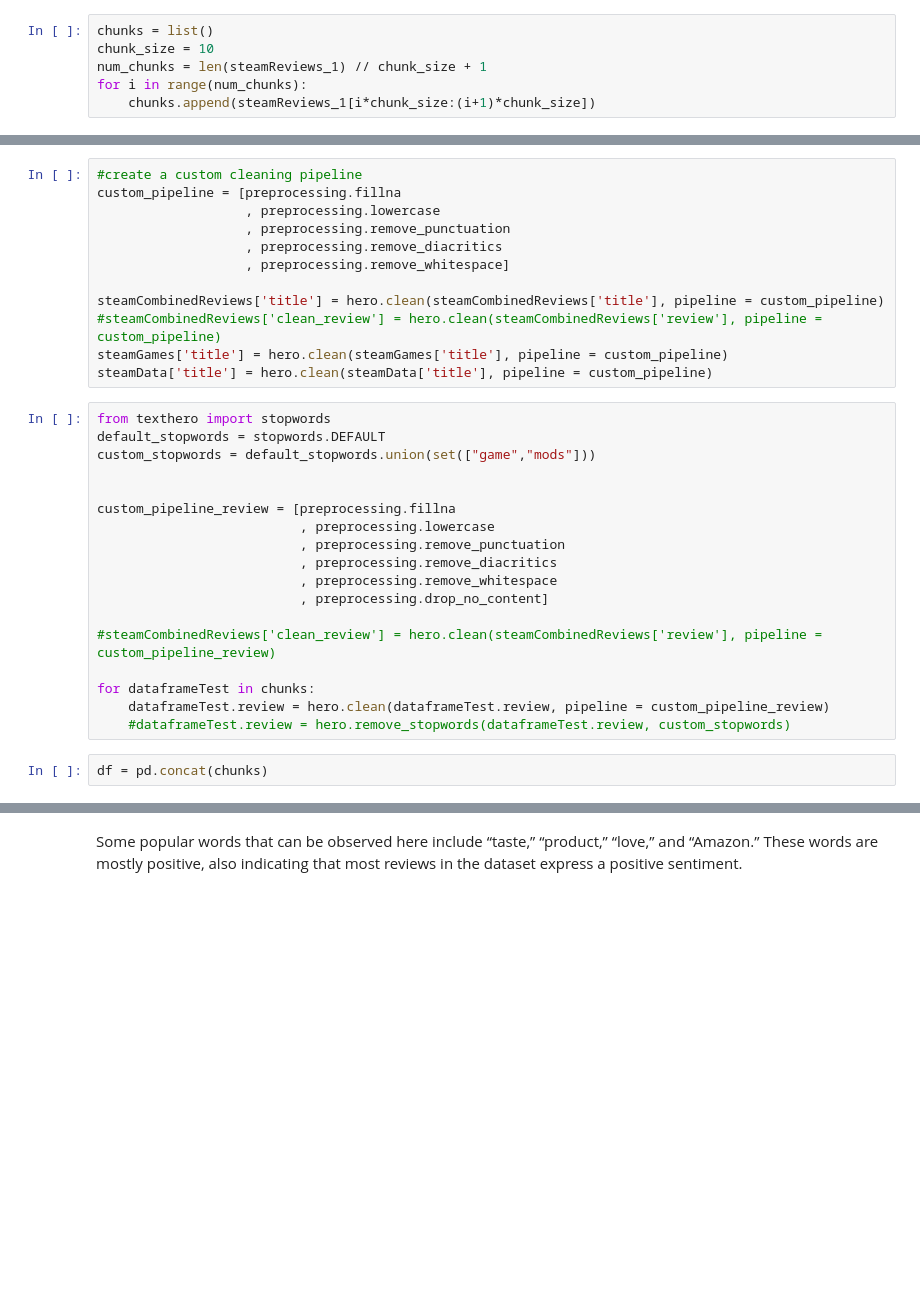
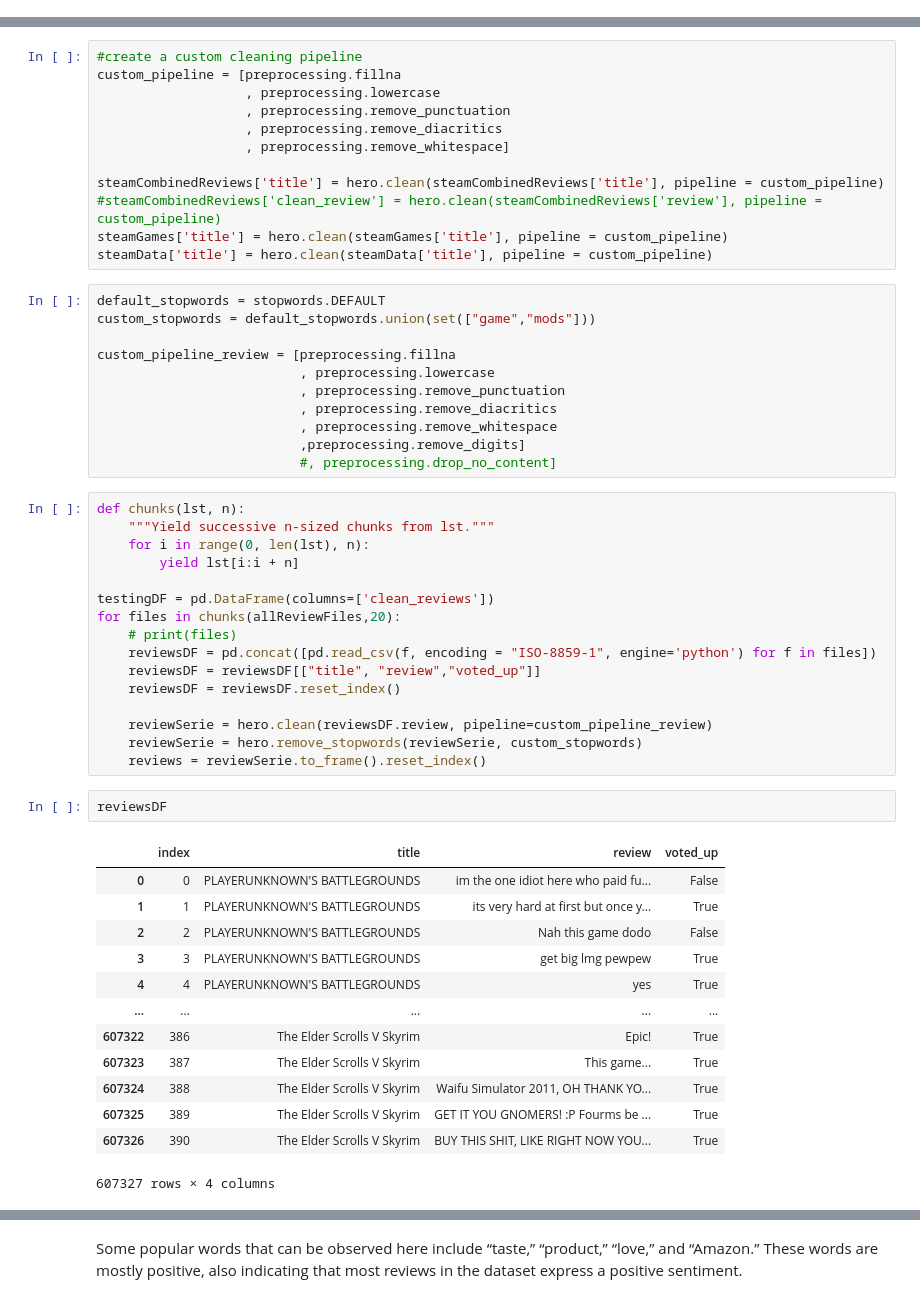
Before and after one commit to pyaepyaelily/videoGame, a Jupyter notebook: videoGame.ipynb, the cells around one changed output, grey strips where cells are left out. Cells and saved outputs as stored; diff of their text form; blank space fills up the shorter version.

Commit message:
can finally clean up the reviews

```diff
--- a/videoGame.ipynb
+++ b/videoGame.ipynb
@@ -66,6 +65,0 @@ steamReviews_1 = steamCombinedReviews.iloc[:50,:]
-# %%
-chunks = list()
-chunk_size = 10
-num_chunks = len(steamReviews_1) // chunk_size + 1
-for i in range(num_chunks):
-    chunks.append(steamReviews_1[i*chunk_size:(i+1)*chunk_size])
@@ -87,23 +75,46 @@ steamCombinedReviews['title'] = hero.clean(steamCombinedReviews['title'], pipeli
 #steamCombinedReviews['clean_review'] = hero.clean(steamCombinedReviews['review'], pipeline = custom_pipeline)
 steamGames['title'] = hero.clean(steamGames['title'], pipeline = custom_pipeline)
 steamData['title'] = hero.clean(steamData['title'], pipeline = custom_pipeline)
-# %%
-from texthero import stopwords
-default_stopwords = stopwords.DEFAULT
-custom_stopwords = default_stopwords.union(set(["game","mods"]))
-
-
-custom_pipeline_review = [preprocessing.fillna
-                          , preprocessing.lowercase
-                          , preprocessing.remove_punctuation
-                          , preprocessing.remove_diacritics
-                          , preprocessing.remove_whitespace
-                          , preprocessing.drop_no_content]
-
-#steamCombinedReviews['clean_review'] = hero.clean(steamCombinedReviews['review'], pipeline = custom_pipeline_review)
-
-for dataframeTest in chunks:
-    dataframeTest.review = hero.clean(dataframeTest.review, pipeline = custom_pipeline_review)
-    #dataframeTest.review = hero.remove_stopwords(dataframeTest.review, custom_stopwords)
-# %%
-df = pd.concat(chunks)
+# %%
+default_stopwords = stopwords.DEFAULT
+custom_stopwords = default_stopwords.union(set(["game","mods"]))
+
+custom_pipeline_review = [preprocessing.fillna
+                          , preprocessing.lowercase
+                          , preprocessing.remove_punctuation
+                          , preprocessing.remove_diacritics
+                          , preprocessing.remove_whitespace
+                          ,preprocessing.remove_digits]
+                          #, preprocessing.drop_no_content]
+# %%
+def chunks(lst, n):
+    """Yield successive n-sized chunks from lst."""
+    for i in range(0, len(lst), n):
+        yield lst[i:i + n]
+
+testingDF = pd.DataFrame(columns=['clean_reviews'])
+for files in chunks(allReviewFiles,20):
+    # print(files)
+    reviewsDF = pd.concat([pd.read_csv(f, encoding = "ISO-8859-1", engine='python') for f in files])
+    reviewsDF = reviewsDF[["title", "review","voted_up"]]
+    reviewsDF = reviewsDF.reset_index()
+
+    reviewSerie = hero.clean(reviewsDF.review, pipeline=custom_pipeline_review)
+    reviewSerie = hero.remove_stopwords(reviewSerie, custom_stopwords)
+    reviews = reviewSerie.to_frame().reset_index()
+# %%
+reviewsDF
+# %% [output]
+|  | index | title | review | voted_up |
+| 0 | 0 | PLAYERUNKNOWN'S BATTLEGROUNDS | im the one idiot here who paid fu... | False |
+| 1 | 1 | PLAYERUNKNOWN'S BATTLEGROUNDS | its very hard at first but once y... | True |
+| 2 | 2 | PLAYERUNKNOWN'S BATTLEGROUNDS | Nah this game dodo | False |
+| 3 | 3 | PLAYERUNKNOWN'S BATTLEGROUNDS | get big lmg pewpew | True |
+| 4 | 4 | PLAYERUNKNOWN'S BATTLEGROUNDS | yes | True |
+| ... | ... | ... | ... | ... |
+| 607322 | 386 | The Elder Scrolls V Skyrim | Epic! | True |
+| 607323 | 387 | The Elder Scrolls V Skyrim | This game... | True |
+| 607324 | 388 | The Elder Scrolls V Skyrim | Waifu Simulator 2011, OH THANK YO... | True |
+| 607325 | 389 | The Elder Scrolls V Skyrim | GET IT YOU GNOMERS! :P Fourms be ... | True |
+| 607326 | 390 | The Elder Scrolls V Skyrim | BUY THIS SHIT, LIKE RIGHT NOW YOU... | True |
+607327 rows × 4 columns
```
Also changed, not shown: parts of 25 cells of this notebook.
